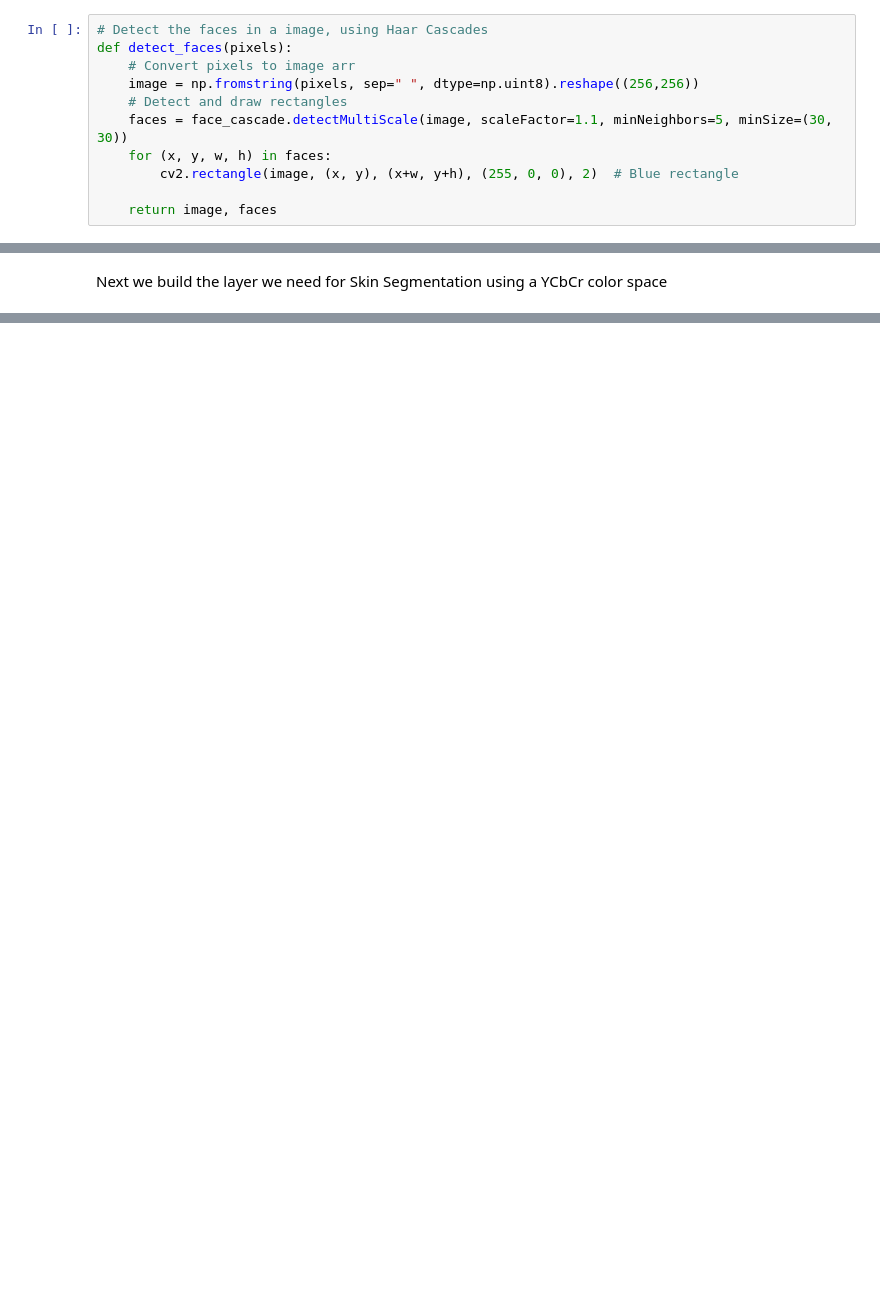
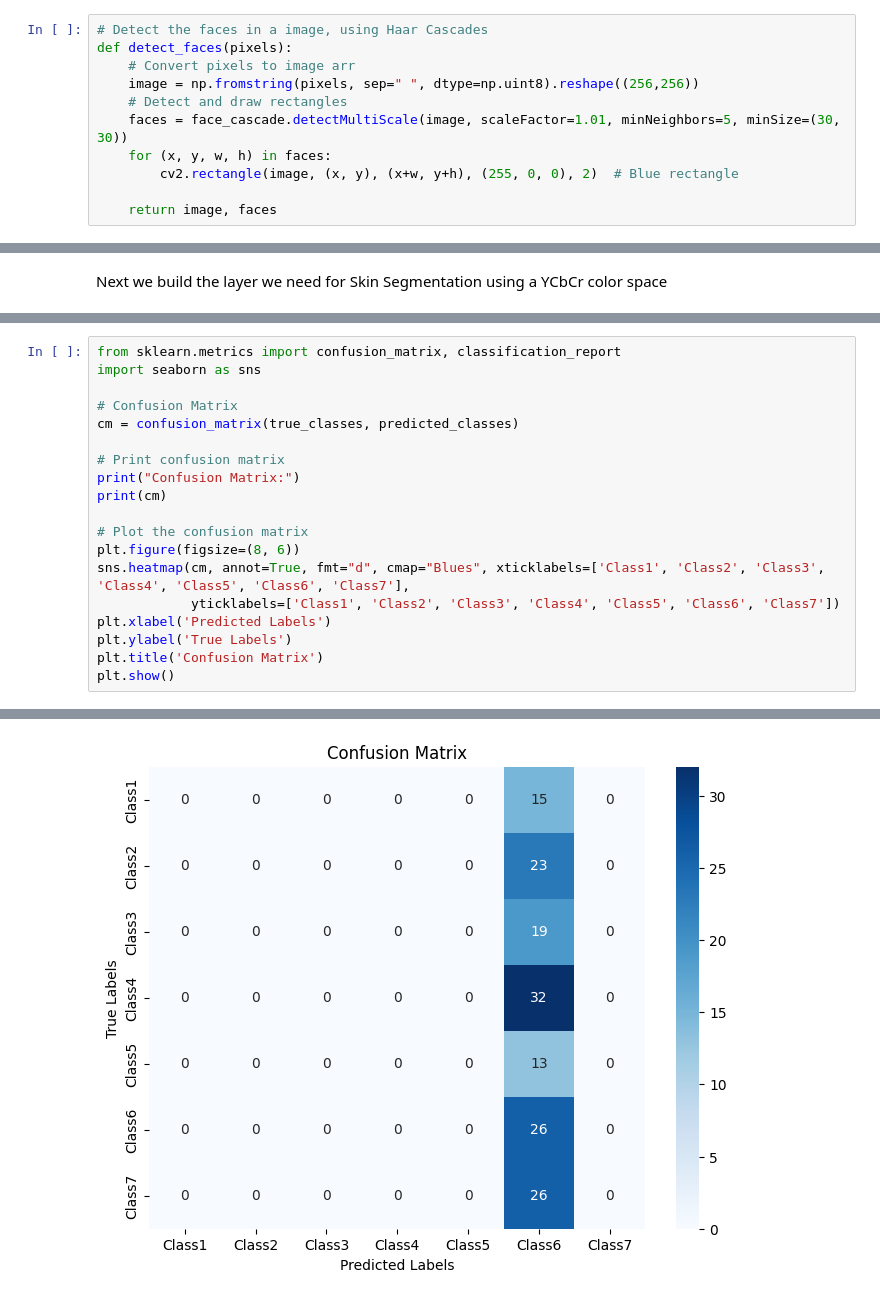
Before and after one commit to Shadowyish/ITSC-5154-Project, a Jupyter notebook: project.ipynb, the cells around one changed output, grey strips where cells are left out. Saved outputs shown, nothing was run; the diff lists cells and outputs as text; blank space fills up the shorter version.

```diff
--- a/project.ipynb
+++ b/project.ipynb
@@ -171,7 +233,7 @@ def detect_faces(pixels):
     # Convert pixels to image arr
     image = np.fromstring(pixels, sep=" ", dtype=np.uint8).reshape((256,256))
     # Detect and draw rectangles
-    faces = face_cascade.detectMultiScale(image, scaleFactor=1.1, minNeighbors=5, minSize=(30, 30))
+    faces = face_cascade.detectMultiScale(image, scaleFactor=1.01, minNeighbors=5, minSize=(30, 30))
     for (x, y, w, h) in faces:
         cv2.rectangle(image, (x, y), (x+w, y+h), (255, 0, 0), 2)  # Blue rectangle
 
@@ -342,0 +471,20 @@ Shape must be rank 4 but is rank 3 for '{{node sequential_26_1/pca_layer_26_1/En
+# %%
+from sklearn.metrics import confusion_matrix, classification_report
+import seaborn as sns
+
+# Confusion Matrix
+cm = confusion_matrix(true_classes, predicted_classes)
+
+# Print confusion matrix
+print("Confusion Matrix:")
+print(cm)
+
+# Plot the confusion matrix
+plt.figure(figsize=(8, 6))
+sns.heatmap(cm, annot=True, fmt="d", cmap="Blues", xticklabels=['Class1', 'Class2', 'Class3', 'Class4', 'Class5', 'Class6', 'Class7'],
+            yticklabels=['Class1', 'Class2', 'Class3', 'Class4', 'Class5', 'Class6', 'Class7'])
+plt.xlabel('Predicted Labels')
+plt.ylabel('True Labels')
+plt.title('Confusion Matrix')
+plt.show()
+# %% [output]
@@ -342,0 +499 @@ Shape must be rank 4 but is rank 3 for '{{node sequential_26_1/pca_layer_26_1/En
+[figure, added]
```
Also changed, not shown: parts of 15 cells of this notebook, 1 other file.
